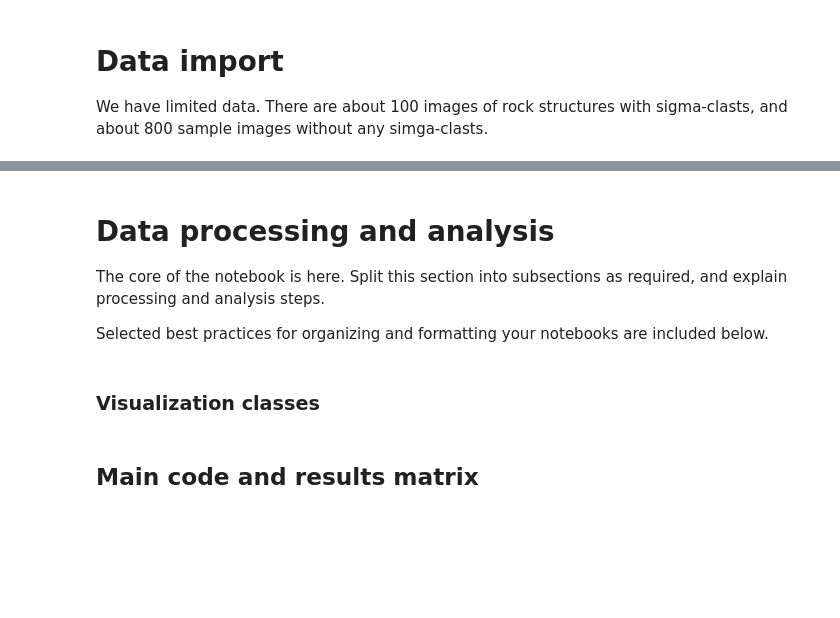
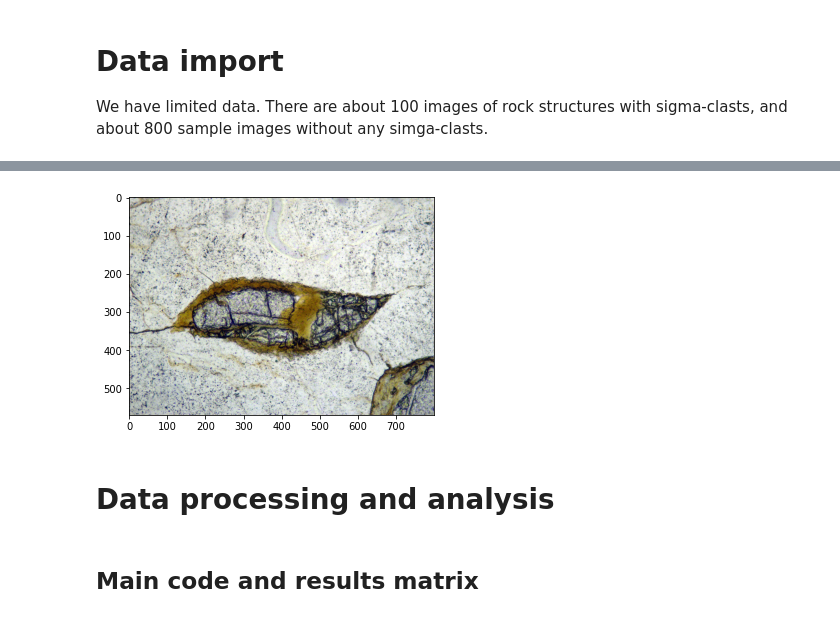
Before and after one commit to drizzle98/sigma-clast-project, a Jupyter notebook: SI_01_Automatic_Detection_and_Classification_of_Rock_Microstructures_through_Machine_Learning.ipynb, the cells around one changed output, grey strips where cells are left out. Cells and saved outputs as stored; diff of their text form; code cells hidden in the pictures; blank space fills up the shorter version.

```diff
--- a/SI_01_Automatic_Detection_and_Classification_of_Rock_Microstructures_through_Machine_Learning.ipynb
+++ b/SI_01_Automatic_Detection_and_Classification_of_Rock_Microstructures_through_Machine_Learning.ipynb
@@ -173,5 +164,0 @@ plt.imshow(sample_ccw)
-# %% [markdown]
-# Data processing and analysis
-The core of the notebook is here. Split this section into subsections as required, and explain processing and analysis steps.
-
-Selected best practices for organizing and formatting your notebooks are included below.
@@ -187,2 +164,0 @@ Selected best practices for organizing and formatting your notebooks are include
-# %% [markdown]
-### Visualization classes
@@ -279,3 +165,11 @@ class GradCAM:
+# %%
+sample_ccw = load_img(data_path/"CCW/granatofisch(1).jpg")
+plt.imshow(sample_ccw)
+plt.show()
+# %% [output]
+[figure, added]
+# %% [markdown]
+# Data processing and analysis
 # %% [markdown]
 ## Main code and results matrix
 # %%
```
Also changed, not shown: parts of 19 cells of this notebook, 4 other files.
